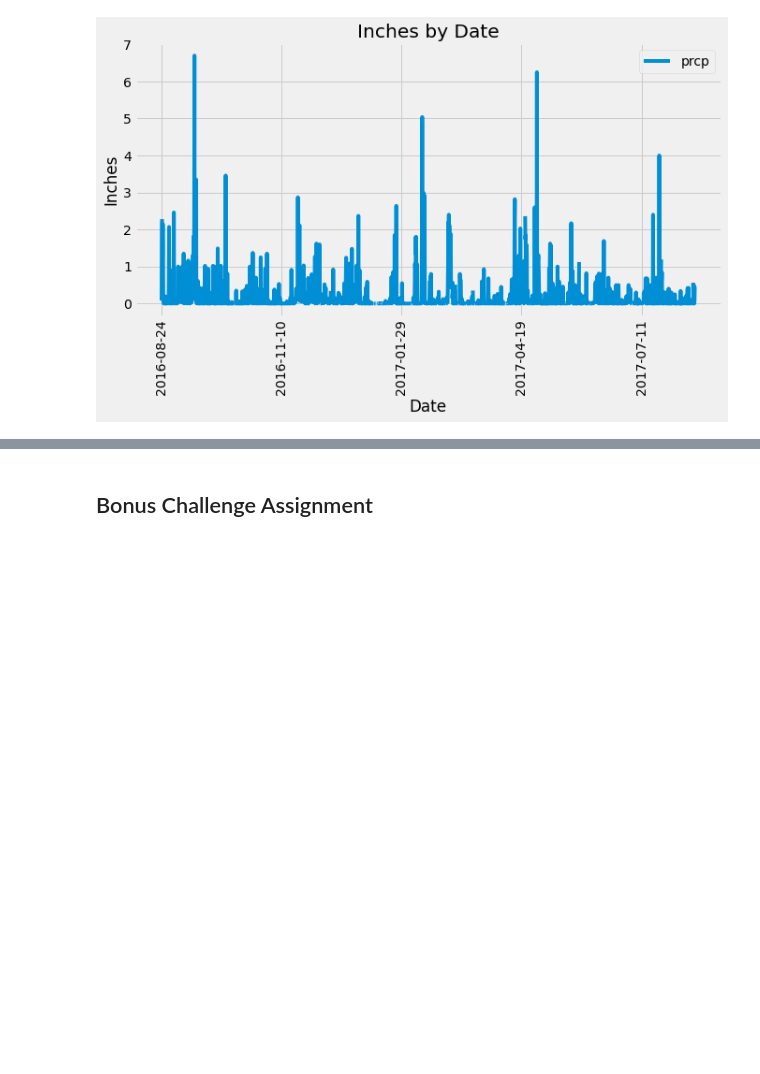
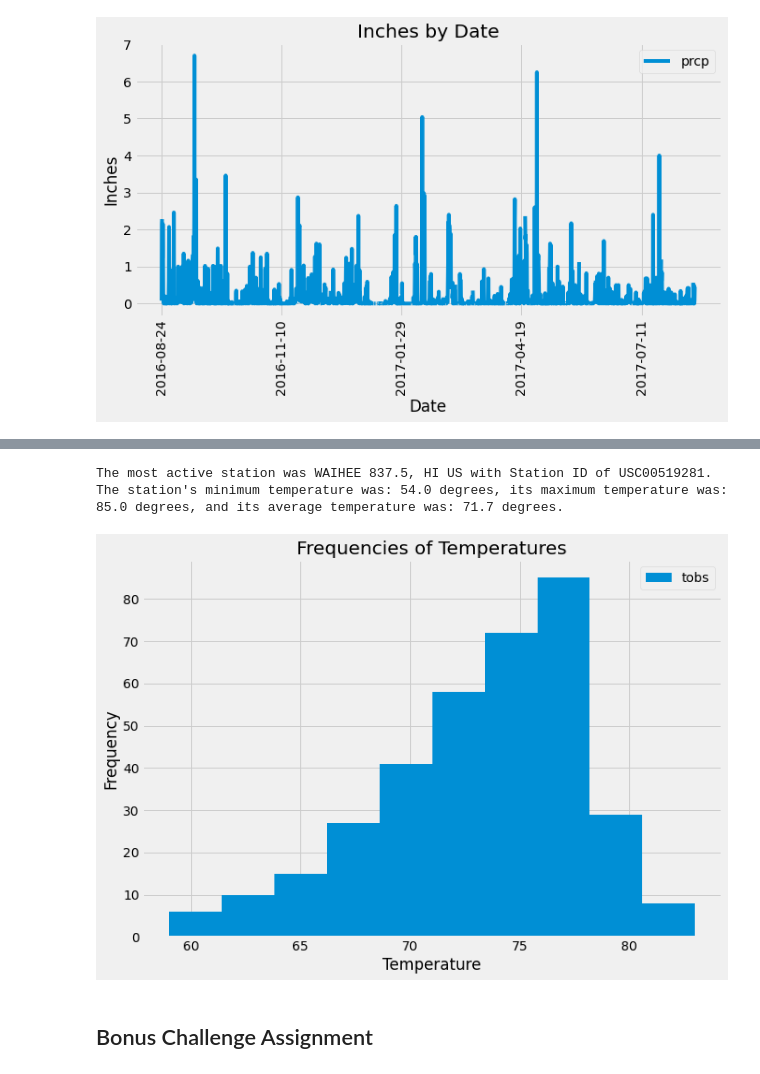
Before and after one commit to jasoncr/Hawaii-Weather-Analysis, a Jupyter notebook: climate_starter.ipynb, the cells around one changed output, grey strips where cells are left out. Drawn from its saved outputs; the diff is of its cells as text; code cells hidden in the pictures; blank space fills up the shorter version.

```diff
--- a/climate_starter.ipynb
+++ b/climate_starter.ipynb
@@ -147,0 +99,4 @@ grouped_merged
+# %%
+# Design a query to show how many stations are available in this dataset
+stations = session.query(Station.station, Station.name).all()
+print(f'There are {len(stations)} stations in the dataset.')
@@ -148,6 +139,43 @@ grouped_merged
+# %%
+# Using the station id from the previous query, calculate the lowest temperature recorded,
+# highest temperature recorded, and average temperature of the most active station?
+most_active = grouped_merged['Station ID'][0]
+most_act_name = grouped_merged['Station Name'][0]
+
+#find all the temps for the most active station
+most_act_temps = session.query(Measurement.tobs).\
+    filter(Measurement.station == most_active).all()
+
+#change data to pandas df and use the describe method
+most_act_temps = pd.DataFrame(most_act_temps)
+described = most_act_temps.describe()
+
+#print out the answers
+print(f'The most active station was {most_act_name} with Station ID of {most_active}.')
+print(f"The station's minimum temperature was: {described.iloc[3,0]} degrees, its maximum temperature was: \
+{described.iloc[7,0]} degrees, and its average temperature was: {round(described.iloc[1,0], 1)} degrees.")
+# %% [output]
+The most active station was WAIHEE 837.5, HI US with Station ID of USC00519281.
+The station's minimum temperature was: 54.0 degrees, its maximum temperature was: 85.0 degrees, and its average temperature was: 71.7 degrees.
 # %%
 # Choose the station with the highest number of temperature observations.
 # Query the last 12 months of temperature observation data for this station and plot the results as a histogram
+
+#query data for only the most active station in the past 365 days
+data = session.query(Measurement.tobs).\
+    filter(Measurement.date > query_date - dt.timedelta(days = 365)).\
+    order_by(Measurement.date).\
+    filter(Measurement.station == most_active).all()
+#turn into pandas df
+data_df = pd.DataFrame(data)
+
+data_df.plot(kind = 'hist', figsize = (10,7), legend = True, title = 'Frequencies of Temperatures')
+#plt.title('Frequencies of Temperatures')
+plt.xlabel("Temperature")
+plt.ylabel("Frequency")
+plt.show()
+# %% [output]
+[figure, added]
 # %% [markdown]
 ## Bonus Challenge Assignment
 # %%
```
Also changed, not shown: parts of 9 cells of this notebook.
